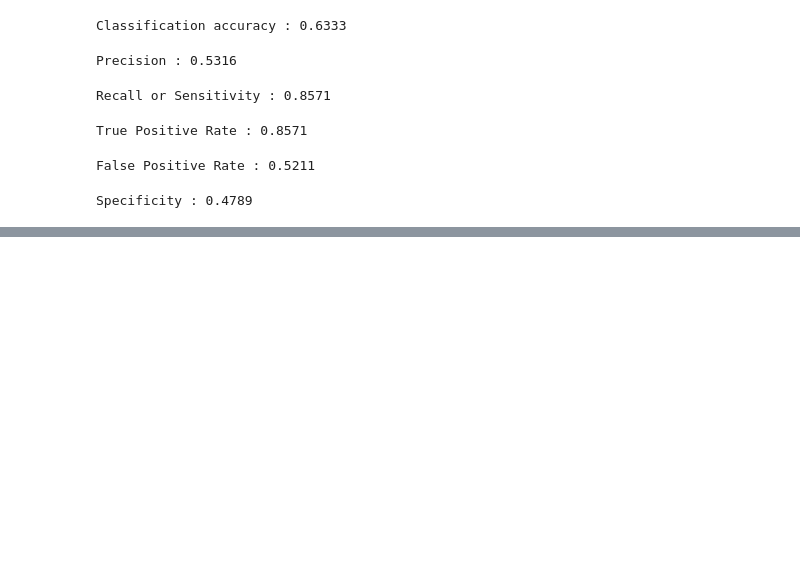
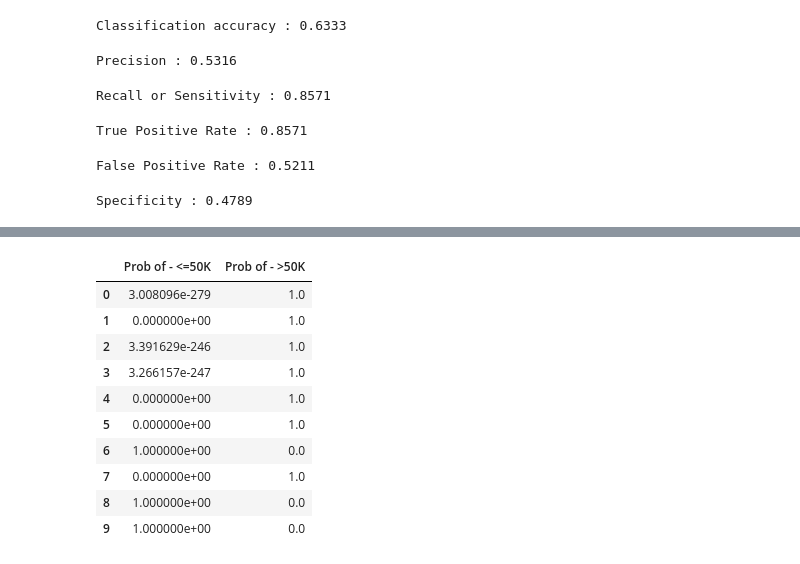
Before and after one commit to AxelArcidiaco/Projets-Dev-IA-1, a Jupyter notebook: Business Intelligence/Story 7/AxelArcidiaco-Workshop Naive Bayes.ipynb, the cells around one changed output, grey strips where cells are left out. Saved outputs shown, nothing was run; the diff lists cells and outputs as text; code cells hidden in the pictures; blank space fills up the shorter version.

```diff
--- a/Business Intelligence/Story 7/AxelArcidiaco-Workshop Naive Bayes.ipynb
+++ b/Business Intelligence/Story 7/AxelArcidiaco-Workshop Naive Bayes.ipynb
@@ -419,3 +419,7 @@ specificity = TN / (TN + FP)
 print('Specificity : {0:0.4f}'.format(specificity))
 # %% [output]
 Specificity : 0.4789
+# %%
+# print the first 10 predicted probabilities of two classes- 0 and 1
+y_pred_prob = gnb.predict_proba(X_test)[0:10]
+y_pred_prob
@@ -421,0 +437,16 @@ Specificity : 0.4789
+# %%
+# store the probabilities in dataframe
+y_pred_prob_df = pd.DataFrame(data=y_pred_prob, columns=['Prob of - <=50K', 'Prob of - >50K'])
+y_pred_prob_df
+# %% [output]
+|  | Prob of - <=50K | Prob of - >50K |
+| 0 | 3.008096e-279 | 1.0 |
+| 1 | 0.000000e+00 | 1.0 |
+| 2 | 3.391629e-246 | 1.0 |
+| 3 | 3.266157e-247 | 1.0 |
+| 4 | 0.000000e+00 | 1.0 |
+| 5 | 0.000000e+00 | 1.0 |
+| 6 | 1.000000e+00 | 0.0 |
+| 7 | 0.000000e+00 | 1.0 |
+| 8 | 1.000000e+00 | 0.0 |
+| 9 | 1.000000e+00 | 0.0 |
```
Also changed, not shown: parts of 2 cells of this notebook.
